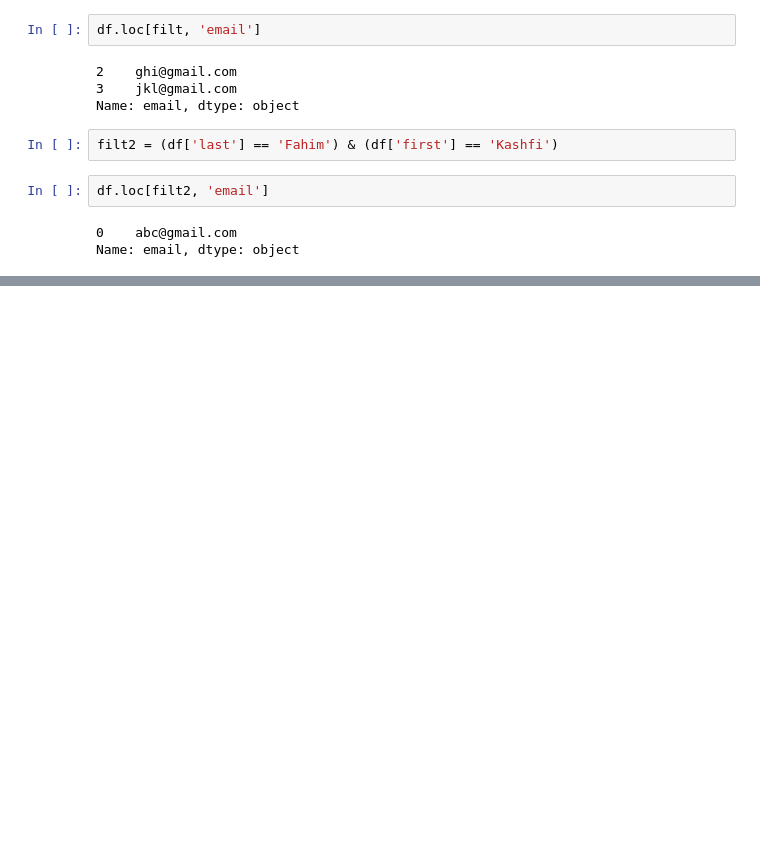
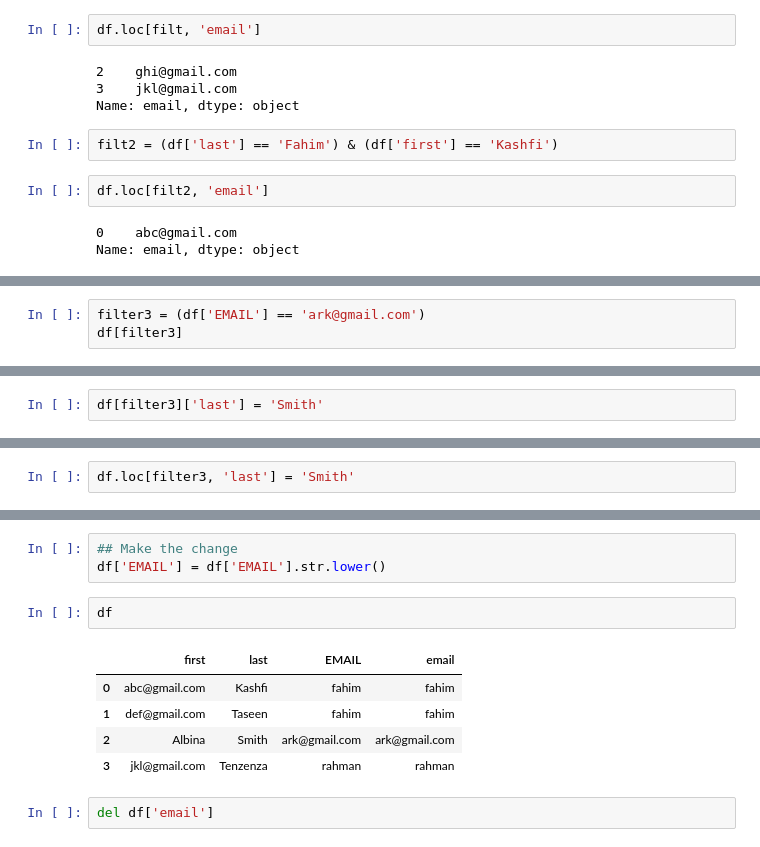
Before and after one commit to kashfifahim/PandasDemo, a Jupyter notebook: Snippets.ipynb, the cells around one changed output, grey strips where cells are left out. Saved outputs shown, nothing was run; the diff lists cells and outputs as text; blank space fills up the shorter version.

```diff
--- a/Snippets.ipynb
+++ b/Snippets.ipynb
@@ -277,0 +380,3 @@ Name: email, dtype: object
+# %%
+filter3 = (df['EMAIL'] == 'ark@gmail.com')
+df[filter3]
@@ -277,0 +391,2 @@ Name: email, dtype: object
+# %%
+df[filter3]['last'] = 'Smith'
@@ -277,0 +409,2 @@ Name: email, dtype: object
+# %%
+df.loc[filter3, 'last'] = 'Smith'
@@ -277,0 +437,13 @@ Name: email, dtype: object
+# %%
+## Make the change
+df['EMAIL'] = df['EMAIL'].str.lower()
+# %%
+df
+# %% [output]
+|  | first | last | EMAIL | email |
+| 0 | abc@gmail.com | Kashfi | fahim | fahim |
+| 1 | def@gmail.com | Taseen | fahim | fahim |
+| 2 | Albina | Smith | ark@gmail.com | ark@gmail.com |
+| 3 | jkl@gmail.com | Tenzenza | rahman | rahman |
+# %%
+del df['email']
```
Also changed, not shown: parts of 35 cells of this notebook, 1 other file.
